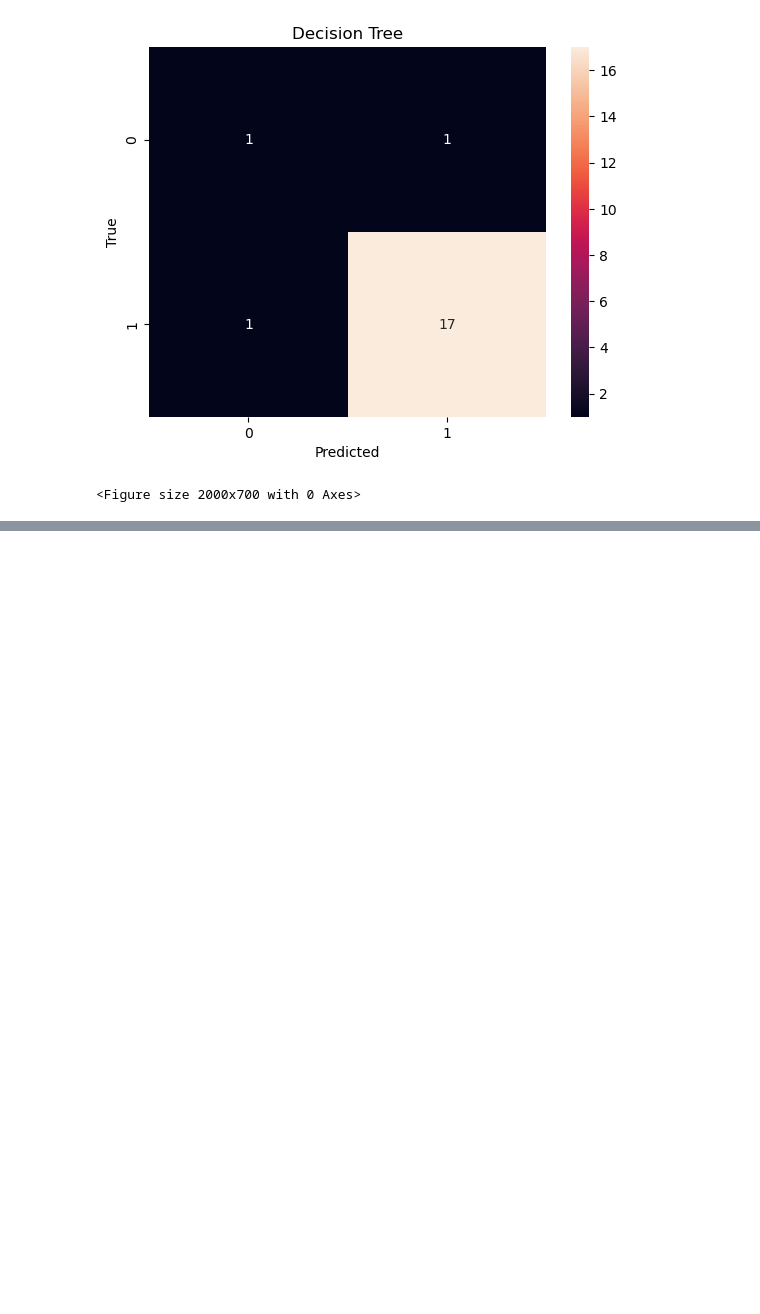
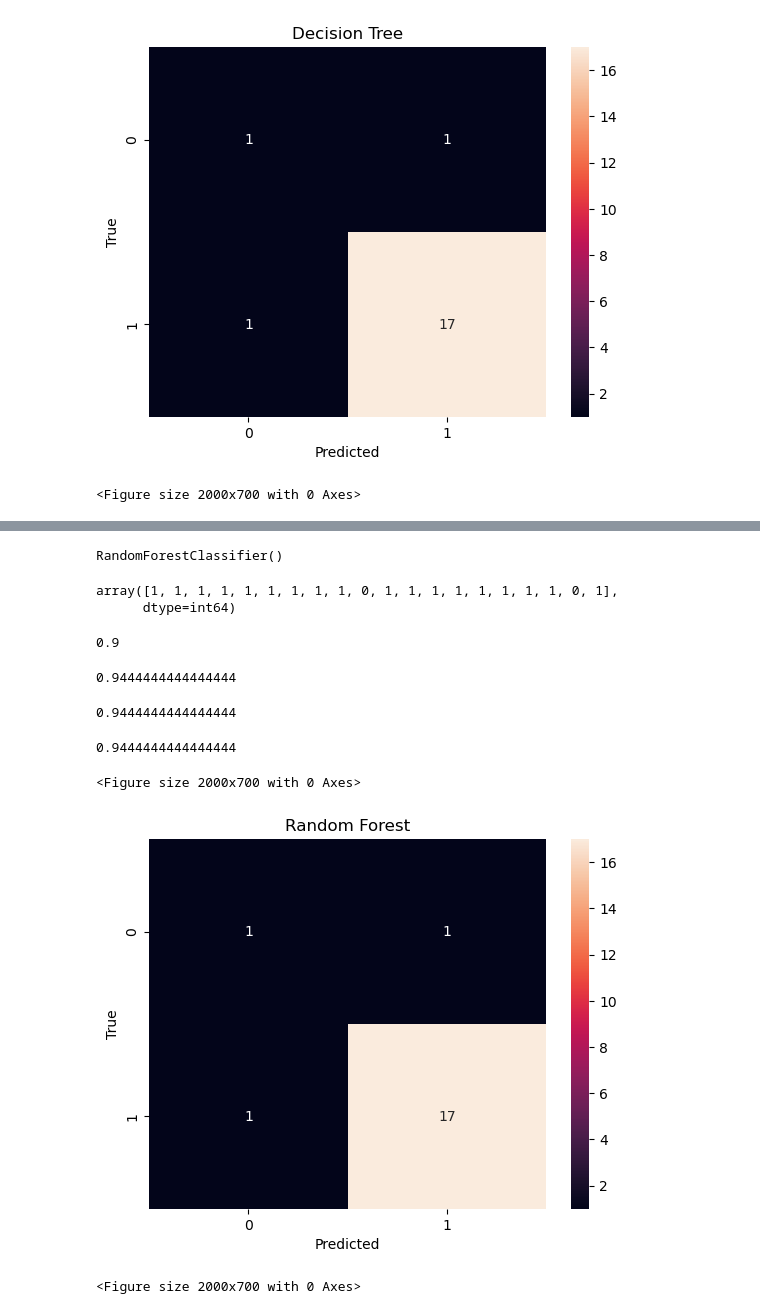
Before and after one commit to vipinv69/Parkinsons-Disease-Prediction, a Jupyter notebook: Parkinson_Prediction_Project_IPCS.ipynb, the cells around one changed output, grey strips where cells are left out. Saved outputs shown, nothing was run; the diff lists cells and outputs as text; code cells hidden in the pictures; blank space fills up the shorter version.

```diff
--- a/Parkinson_Prediction_Project_IPCS.ipynb
+++ b/Parkinson_Prediction_Project_IPCS.ipynb
@@ -15,7 +17,7 @@ from sklearn.metrics import precision_score
 from sklearn.metrics import recall_score
 from sklearn.metrics import f1_score
 # %%
-data=pd.read_csv('/first parkinsson disease dataset.csv')
+data=pd.read_csv('Parkinsson disease.csv')
 data
 # %% [output]
 |  | name | MDVP:Fo(Hz) | MDVP:Fhi(Hz) | MDVP:Flo(Hz) | MDVP:Jitter(%) | MDVP:Jitter(Abs) | MDVP:RAP | ... |
@@ -316,0 +325,43 @@ plt.figure(figsize=(20,7))
+# %%
+from sklearn.ensemble import RandomForestClassifier
+rf=RandomForestClassifier()
+rf.fit(x_train,y_train)
+# %% [output]
+RandomForestClassifier()
+# %%
+rfp=rf.predict(x_test)
+rfp
+# %% [output]
+array([1, 1, 1, 1, 1, 1, 1, 1, 1, 0, 1, 1, 1, 1, 1, 1, 1, 1, 0, 1],
+      dtype=int64)
+# %%
+rfs=rf.score(x_test,y_test)
+rfs
+# %% [output]
+0.9
+# %%
+ps=precision_score(rfp,y_test)
+ps
+# %% [output]
+0.9444444444444444
+# %%
+re=recall_score(y_test,rfp)
+re
+# %% [output]
+0.9444444444444444
+# %%
+fs=f1_score(y_test,rfp)
+fs
+# %% [output]
+0.9444444444444444
+# %%
+cm=confusion_matrix(rfp,y_test)
+sn.heatmap(cm,annot=True)
+plt.title('Random Forest')
+plt.xlabel('Predicted')
+plt.ylabel('True')
+plt.figure(figsize=(20,7))
+# %% [output]
+<Figure size 2000x700 with 0 Axes>
+[figure, added]
+<Figure size 2000x700 with 0 Axes>
```
Also changed, not shown: parts of 10 cells of this notebook.
